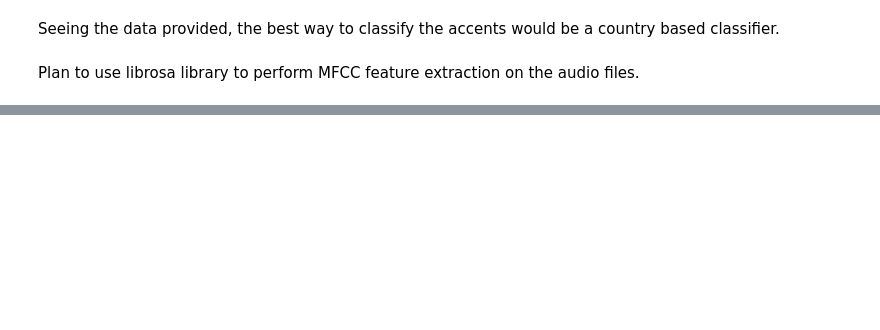
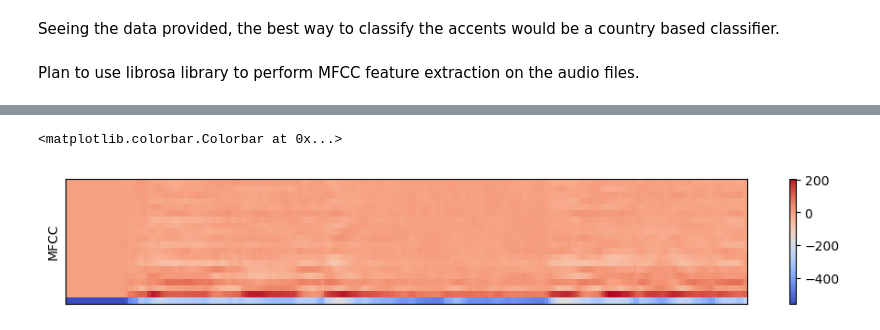
Before and after one commit to KindHumberUser/ML-AccentMulticlassification, a Jupyter notebook: processing.ipynb, the cells around one changed output, grey strips where cells are left out. Saved outputs shown, nothing was run; the diff lists cells and outputs as text; code cells hidden in the pictures; blank space fills up the shorter version.

```diff
--- a/processing.ipynb
+++ b/processing.ipynb
@@ -169,0 +169,15 @@ FileNotFoundError: [Errno 2] No such file or directory: 'recordings/english385.m
+# %%
+# MFCC for male
+SAMPLE_RATE = 22050
+fname_m = 'recordings/recordings/' + 'english381.mp3'
+y, sr = librosa.load(fname_m, sr=SAMPLE_RATE, duration = 5)
+mfcc = librosa.feature.mfcc(y=y, sr=SAMPLE_RATE, n_mfcc = 20)
+
+plt.figure(figsize=(12, 6))
+plt.subplot(3,1,1)
+librosa.display.specshow(mfcc)
+plt.ylabel('MFCC')
+plt.colorbar()
+# %% [output]
+<matplotlib.colorbar.Colorbar at 0x...>
+[figure, added]
```
Also changed, not shown: parts of 9 cells of this notebook.
